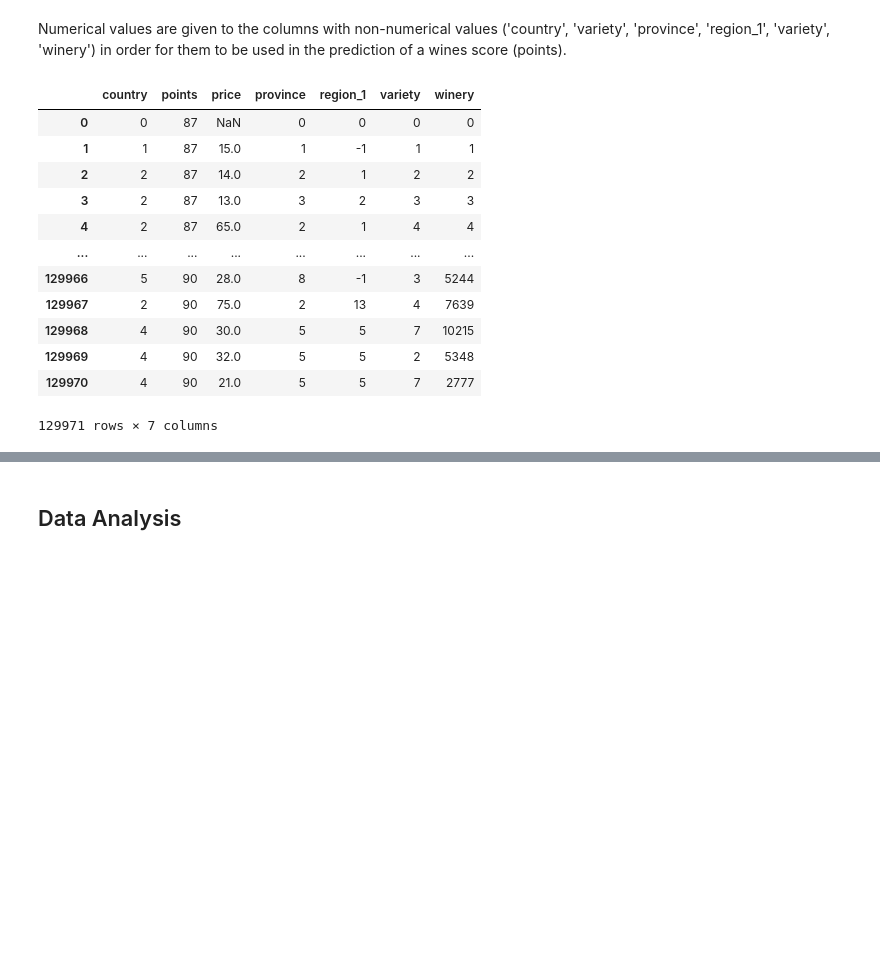
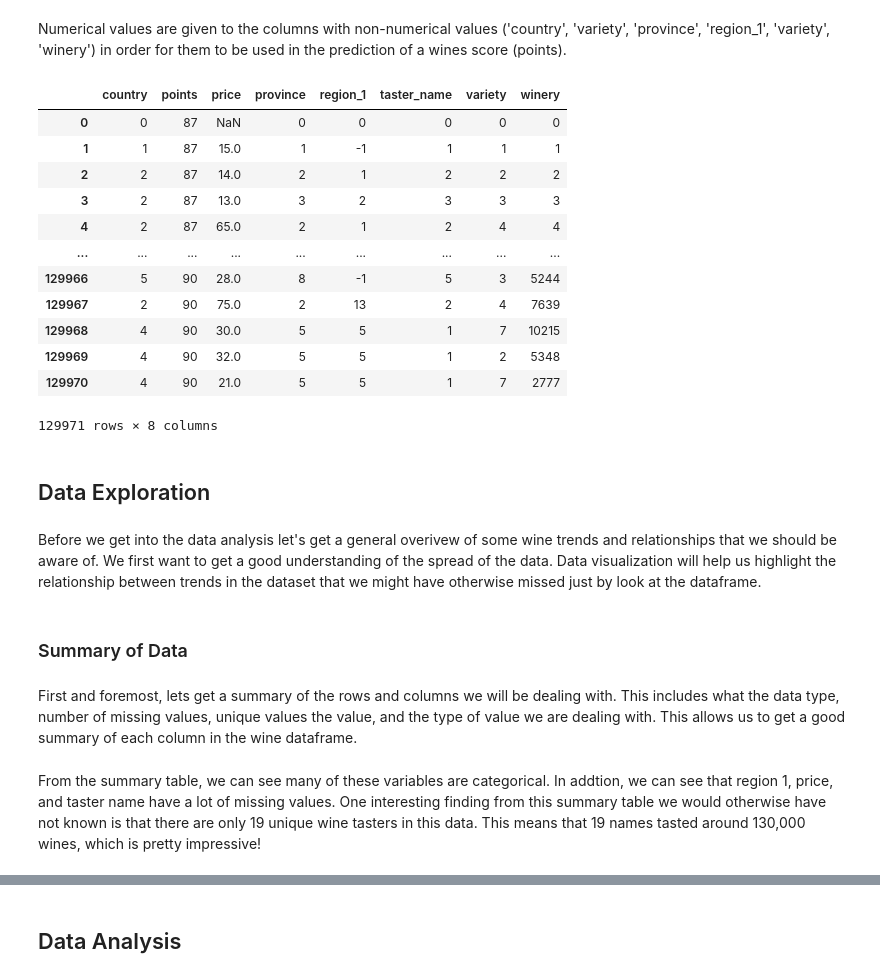
Before and after one commit to arons1618/Wine-analysis, a Jupyter notebook: main/Wine Analysis.ipynb, the cells around one changed output, grey strips where cells are left out. Cells and saved outputs as stored; diff of their text form; code cells hidden in the pictures; blank space fills up the shorter version.

```diff
--- a/main/Wine Analysis.ipynb
+++ b/main/Wine Analysis.ipynb
@@ -74,7 +75,10 @@ Successfully installed nltk-3.5 regex-2020.11.13
 # raw data
 wine_df = pd.read_csv("wine.csv")
 reviews = wine_df
+reviews = reviews.drop(['Unnamed: 0', 'description', 'designation', 'region_2', \
+                        'taster_twitter_handle', 'title'], axis=1)
+# reviews = wine_df.sample(20000).reset_index()
 wine_df = wine_df.drop(['Unnamed: 0', 'description', 'designation', 'region_2', \
-                        'taster_twitter_handle', 'title', 'taster_name'], axis=1)
+                        'taster_twitter_handle', 'title'], axis=1)
 wine_df.head()
 # %% [output]
@@ -90,23 +94,33 @@ wine_df.head()
 Numerical values are given to the columns with non-numerical values ('country', 'variety', 'province', 'region_1', 'variety', 'winery') in order for them to be used in the prediction of a wines score (points).
 # %%
 # assign numerical values to string columns
-str_cols = ['country', 'variety', 'province', 'region_1', 'variety', 'winery']
+str_cols = ['country', 'variety', 'province', 'region_1', 'variety', 'winery', 'taster_name']
 
 for col in str_cols:
     wine_df[col] = pd.factorize(wine_df[col])[0]
 
 wine_df
 # %% [output]
-|  | country | points | price | province | region_1 | variety | winery |
-| 0 | 0 | 87 | NaN | 0 | 0 | 0 | 0 |
-| 1 | 1 | 87 | 15.0 | 1 | -1 | 1 | 1 |
-| 2 | 2 | 87 | 14.0 | 2 | 1 | 2 | 2 |
-| 3 | 2 | 87 | 13.0 | 3 | 2 | 3 | 3 |
-| 4 | 2 | 87 | 65.0 | 2 | 1 | 4 | 4 |
-| ... | ... | ... | ... | ... | ... | ... | ... |
-| 129966 | 5 | 90 | 28.0 | 8 | -1 | 3 | 5244 |
-| 129967 | 2 | 90 | 75.0 | 2 | 13 | 4 | 7639 |
-| 129968 | 4 | 90 | 30.0 | 5 | 5 | 7 | 10215 |
-| 129969 | 4 | 90 | 32.0 | 5 | 5 | 2 | 5348 |
-| 129970 | 4 | 90 | 21.0 | 5 | 5 | 7 | 2777 |
+|  | country | points | price | province | region_1 | taster_name | variety | winery |
+| 0 | 0 | 87 | NaN | 0 | 0 | 0 | 0 | 0 |
+| 1 | 1 | 87 | 15.0 | 1 | -1 | 1 | 1 | 1 |
+| 2 | 2 | 87 | 14.0 | 2 | 1 | 2 | 2 | 2 |
+| 3 | 2 | 87 | 13.0 | 3 | 2 | 3 | 3 | 3 |
+| 4 | 2 | 87 | 65.0 | 2 | 1 | 2 | 4 | 4 |
+| ... | ... | ... | ... | ... | ... | ... | ... | ... |
+| 129966 | 5 | 90 | 28.0 | 8 | -1 | 5 | 3 | 5244 |
+| 129967 | 2 | 90 | 75.0 | 2 | 13 | 2 | 4 | 7639 |
+| 129968 | 4 | 90 | 30.0 | 5 | 5 | 1 | 7 | 10215 |
+| 129969 | 4 | 90 | 32.0 | 5 | 5 | 1 | 2 | 5348 |
+| 129970 | 4 | 90 | 21.0 | 5 | 5 | 1 | 7 | 2777 |
-129971 rows × 7 columns
+129971 rows × 8 columns
+# %% [markdown]
+## Data Exploration
+# %% [markdown]
+Before we get into the data analysis let's get a general overivew of some wine trends and relationships that we should be aware of. We first want to get a good understanding of the spread of the data. Data visualization will help us highlight the relationship between trends in the dataset that we might have otherwise missed just by look at the dataframe.
+# %% [markdown]
+### Summary of Data
+# %% [markdown]
+First and foremost, lets get a summary of the rows and columns we will be dealing with. This includes what the data type, number of missing values, unique values the value, and the type of value we are dealing with. This allows us to get a good summary of each column in the wine dataframe.
+# %% [markdown]
+From the summary table, we can see many of these variables are categorical. In addtion, we can see that region 1, price, and taster name have a lot of missing values. One interesting finding from this summary table we would otherwise have not known is that there are only 19 unique wine tasters in this data. This means that 19 names tasted around 130,000 wines, which is pretty impressive!
```
Also changed, not shown: parts of 35 cells of this notebook.
